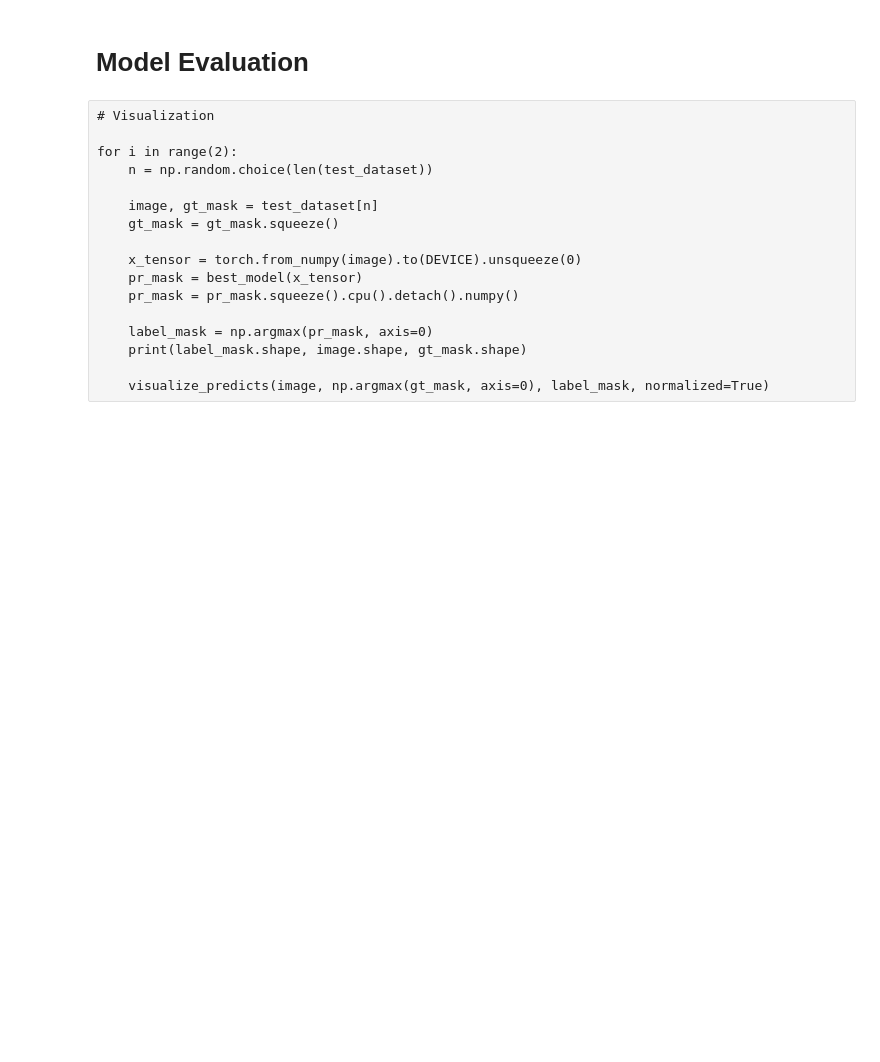
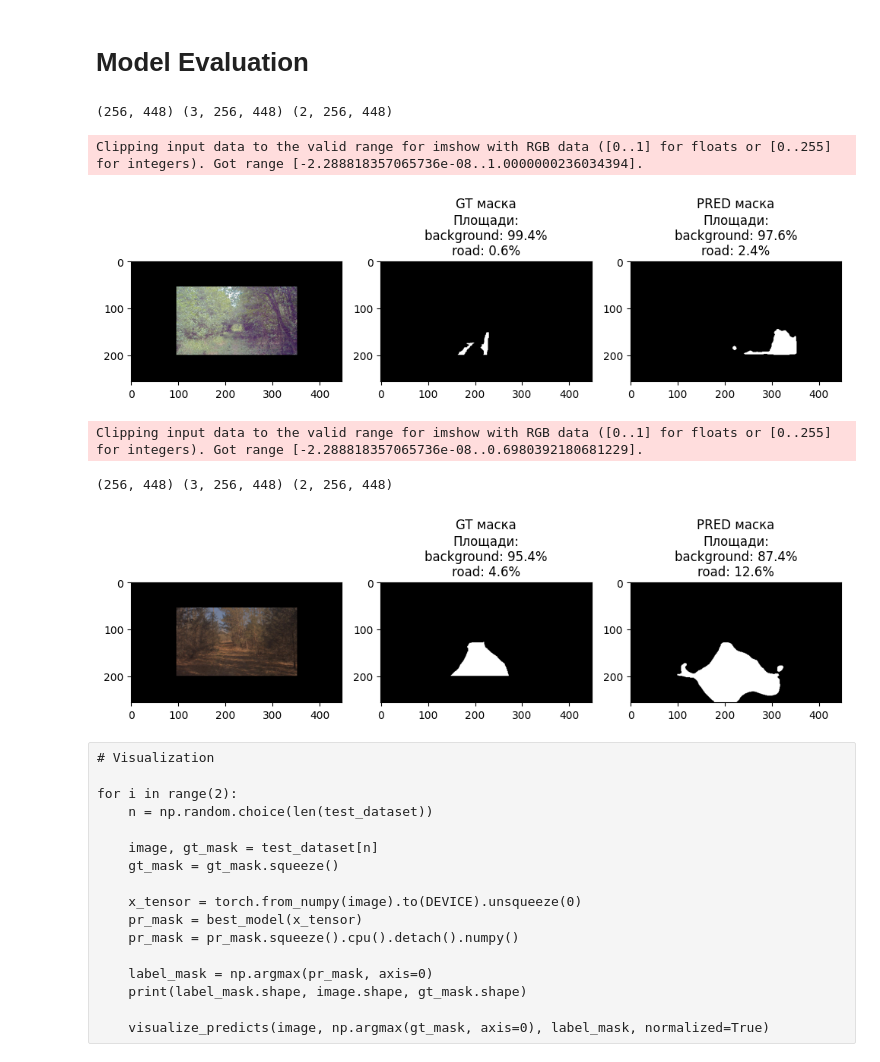
Before and after one commit to nikerdon/ML_2025_Offroad, a Jupyter notebook: off_road_seg_model_v2.ipynb, the cells around one changed output. Saved outputs shown, nothing was run; the diff lists cells and outputs as text; code cells hidden in the pictures; blank space fills up the shorter version.

```diff
--- a/off_road_seg_model_v2.ipynb
+++ b/off_road_seg_model_v2.ipynb
@@ -631,9 +682,9 @@ for i in range(0, EPOCHS):
 # Definitions
 
 def get_validation_augmentation():
-    test_transform = [albu.LongestMaxSize(max_size=INFER_HEIGHT, always_apply=True),
-    albu.PadIfNeeded(min_height=INFER_HEIGHT, min_width=INFER_WIDTH, border_mode=0, always_apply=True),
-    albu.CenterCrop(height=INFER_HEIGHT, width=INFER_WIDTH, always_apply=True)]
+    test_transform = [albu.LongestMaxSize(max_size=INFER_HEIGHT, p=1),
+    albu.PadIfNeeded(min_height=INFER_HEIGHT, min_width=INFER_WIDTH, border_mode=0, p=1),
+    albu.CenterCrop(height=INFER_HEIGHT, width=INFER_WIDTH, p=1)]
     return albu.Compose(test_transform)
 # %%
 colors_imshow = {
@@ -735,16 +786,23 @@ class model_test:
 # %%
 # load best saved checkpoint
 # load this for all, to check
 
 model_save_dir = MODEL_SAVE_DIR
-model_save_name = MODEL_SAVE_NAME
-encoder = ENCODER
+model_save_name = "model_test_002_mit_ep70"
+encoder = "mit_b1"
 
 filename = f'{model_save_dir}/{model_save_name}'
 best_m = model_test(filename, encoder)
 
 logs = best_m.run_test()
 best_m.show_rnd_plots(2)
+# %% [output]
+(256, 448) (3, 256, 448) (2, 256, 448)
+Clipping input data to the valid range for imshow with RGB data ([0..1] for floats or [0..255] for integers). Got range [-2.288818357065736e-08..1.0000000236034394].
+[figure, added]
+Clipping input data to the valid range for imshow with RGB data ([0..1] for floats or [0..255] for integers). Got range [-2.288818357065736e-08..0.6980392180681229].
+(256, 448) (3, 256, 448) (2, 256, 448)
+[figure, added]
 # %% [raw]
 # Visualization
 
```
Also changed, not shown: parts of 5 cells of this notebook, 6 other files.
